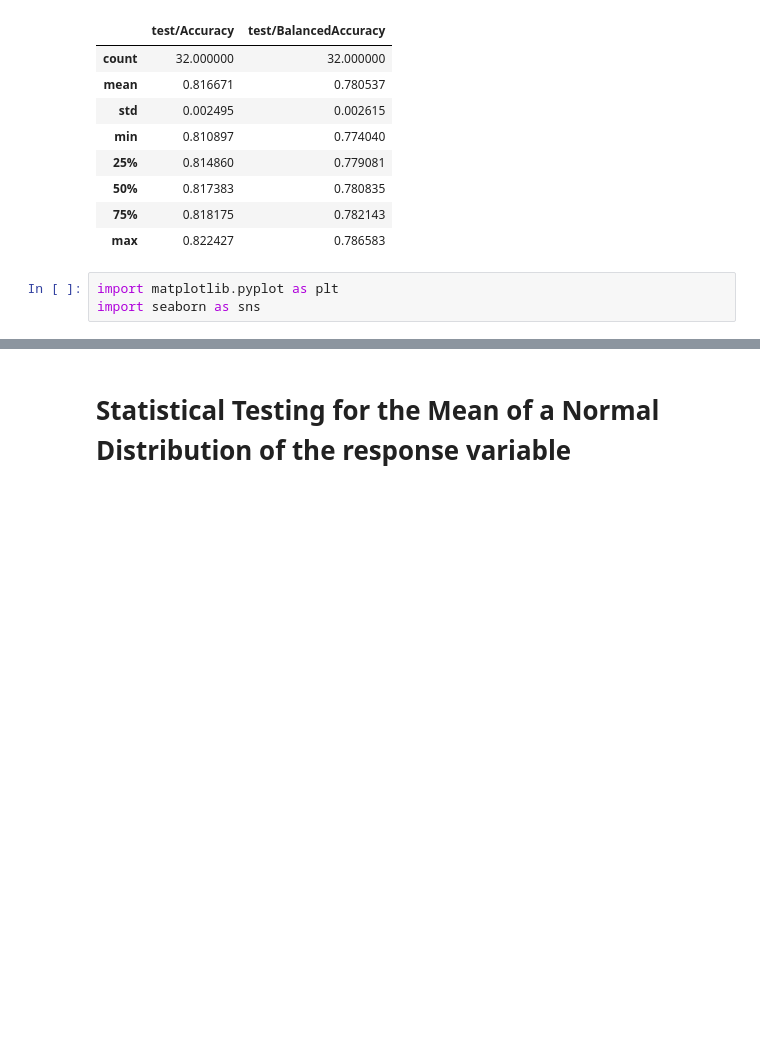
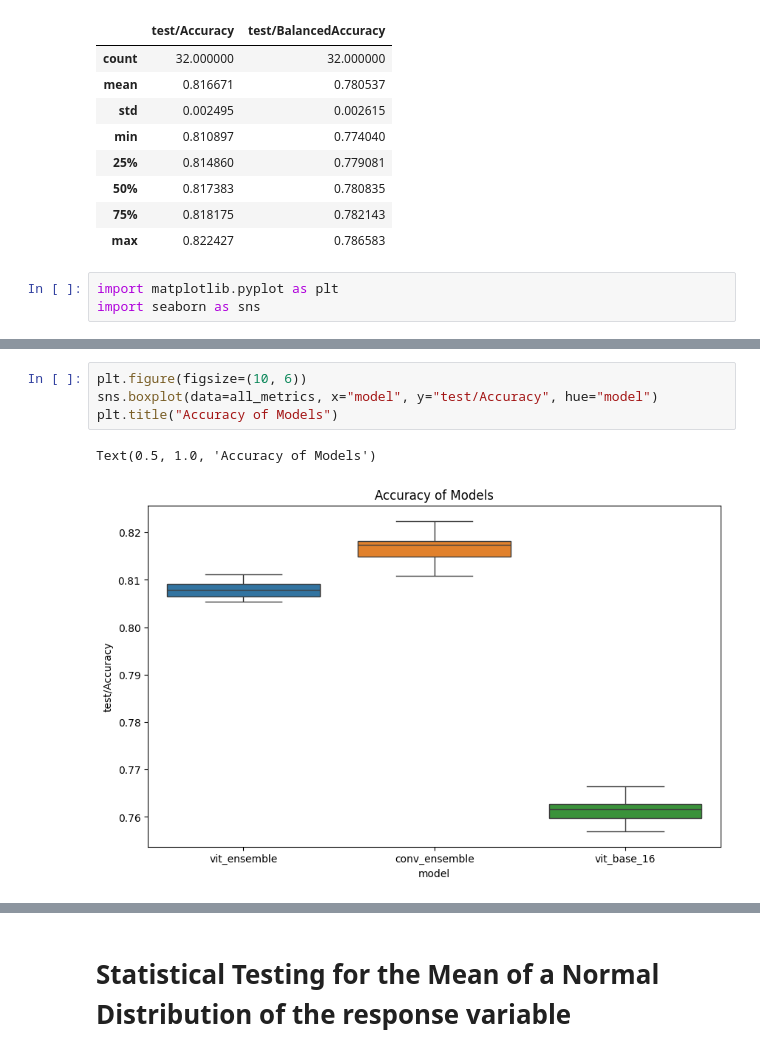
Before and after one commit to Antonio-Tresol/vits_ensemble_cr_leaves, a Jupyter notebook: metrics/metrics_analysis.ipynb, the cells around one changed output, grey strips where cells are left out. Saved outputs shown, nothing was run; the diff lists cells and outputs as text; blank space fills up the shorter version.

Commit message:
cleans up metrics analysis

```diff
--- a/metrics/metrics_analysis.ipynb
+++ b/metrics/metrics_analysis.ipynb
@@ -85,3 +65,10 @@ Text(0.5, 1.0, 'Accuracy of Models')
+# %%
+plt.figure(figsize=(10, 6))
+sns.boxplot(data=all_metrics, x="model", y="test/Accuracy", hue="model")
+plt.title("Accuracy of Models")
+# %% [output]
+Text(0.5, 1.0, 'Accuracy of Models')
+[figure, added]
 # %%
 plt.figure(figsize=(10, 6))
 sns.scatterplot(
```
Also changed, not shown: parts of 11 cells of this notebook.
